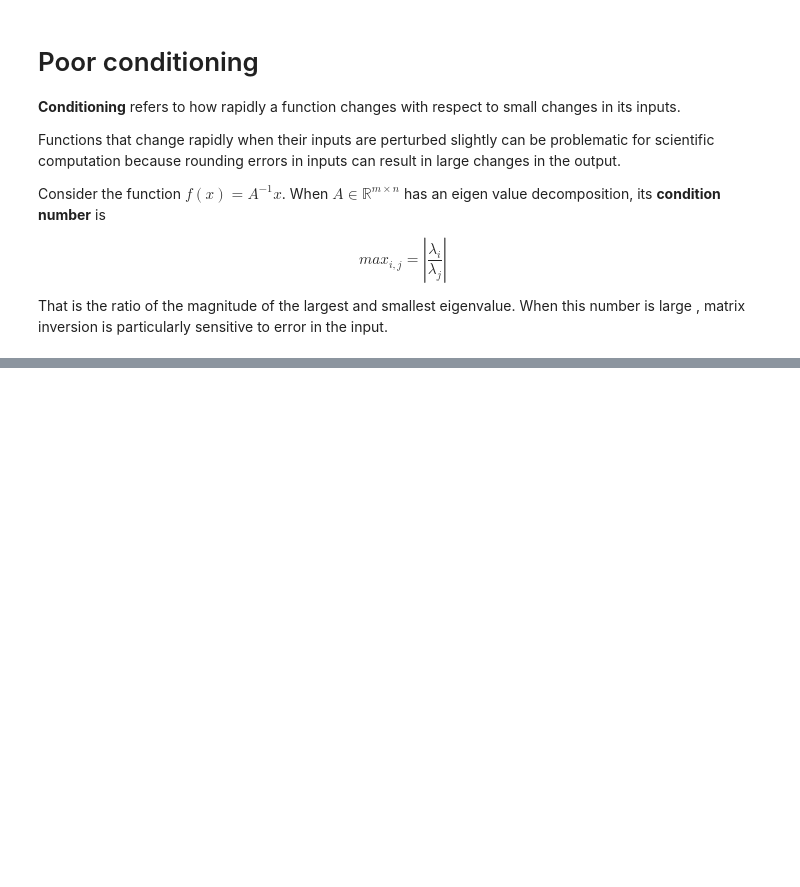
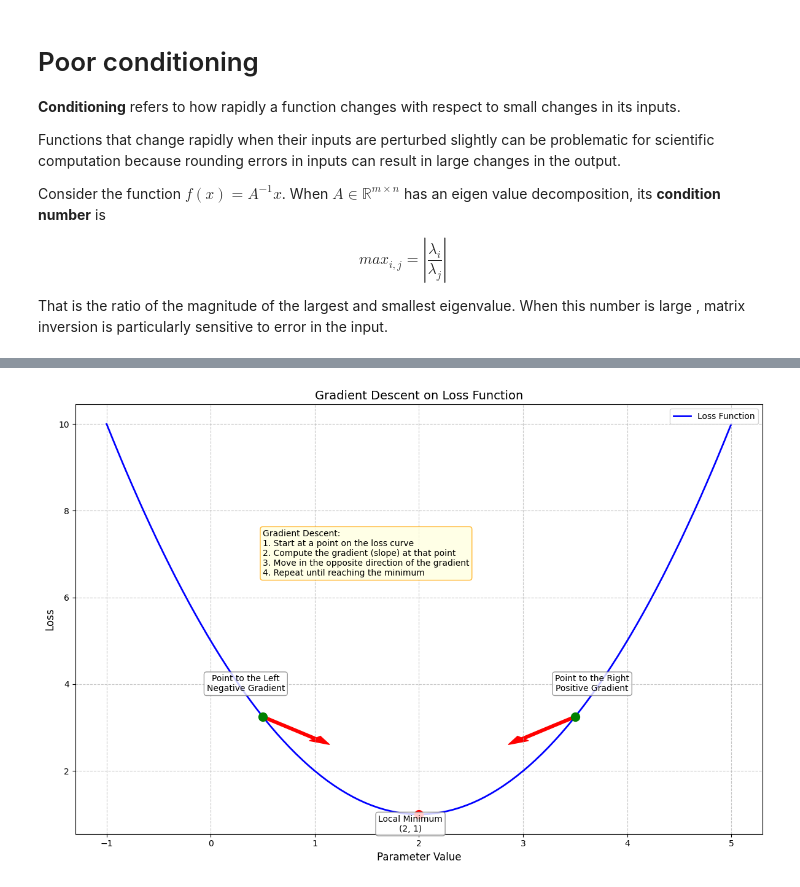
Before and after one commit to woodRock/deep-learning-goodfellow, a Jupyter notebook: chapter_4_numerical_computation.ipynb, the cells around one changed output, grey strips where cells are left out. Cells and saved outputs as stored; diff of their text form; code cells hidden in the pictures; blank space fills up the shorter version.

```diff
--- a/chapter_4_numerical_computation.ipynb
+++ b/chapter_4_numerical_computation.ipynb
@@ -108,0 +75,16 @@ y2 = [ 2.66994094 12.81898108  4.99072713]
+# %%
+import numpy as np
+
+A = np.array([[3,2],[1,4]])
+A_inv = np.linalg.inv(A)
+x = np.array([1,2])
+y1 = A_inv @ x
+print(f"A^{-1} x = {y1}")
+
+# Perturb the matrix slightly.
+# Change one value from 2 -> 1.
+A = np.array([[3,1],[1,4]])
+A_inv = np.linalg.inv(A)
+x = np.array([1,2])
+y2 = A_inv @ x
+print(f"A^{-1} x = {y2}")
@@ -108,0 +115,57 @@ y2 = [ 2.66994094 12.81898108  4.99072713]
+# %%
+import numpy as np
+import matplotlib.pyplot as plt
+
+def loss_function(x):
+    return (x - 2)**2 + 1
+
+def gradient(x):
+    return 2 * (x - 2)
+
+# Create data for plotting
+x = np.linspace(-1, 5, 100)
+y = loss_function(x)
+
+# Create the plot
+plt.figure(figsize=(12, 8))
+plt.plot(x, y, 'b-', linewidth=2, label='Loss Function')
+
+# Plot the minimum point
+min_x = 2
+min_y = loss_function(min_x)
+plt.plot(min_x, min_y, 'ro', markersize=10)
+plt.annotate('Local Minimum\n(2, 1)', (min_x, min_y), textcoords="offset points", xytext=(-10,-20), ha='center', fontsize=10, bbox=dict(boxstyle="round,pad=0.3", fc="white", ec="gray", alpha=0.8))
+
+# Plot points to the left and right of the minimum
+left_x, right_x = 0.5, 3.5
+left_y, right_y = loss_function(left_x), loss_function(right_x)
+
+plt.plot(left_x, left_y, 'go', markersize=10)
+plt.plot(right_x, right_y, 'go', markersize=10)
+
+plt.annotate('Point to the Left\nNegative Gradient', (left_x, left_y), textcoords="offset points", xytext=(-20,30), ha='center', fontsize=10, bbox=dict(boxstyle="round,pad=0.3", fc="white", ec="gray", alpha=0.8))
+plt.annotate('Point to the Right\nPositive Gradient', (right_x, right_y), textcoords="offset points", xytext=(20,30), ha='center', fontsize=10, bbox=dict(boxstyle="round,pad=0.3", fc="white", ec="gray", alpha=0.8))
+
+# Add arrows to show gradient descent direction
+plt.arrow(left_x, left_y, 0.5, -0.5, head_width=0.15, head_length=0.2, fc='r', ec='r', width=0.05)
+plt.arrow(right_x, right_y, -0.5, -0.5, head_width=0.15, head_length=0.2, fc='r', ec='r', width=0.05)
+
+# Set labels and title
+plt.xlabel('Parameter Value', fontsize=12)
+plt.ylabel('Loss', fontsize=12)
+plt.title('Gradient Descent on Loss Function', fontsize=14)
+plt.legend(loc='upper right')
+
+# Add text explanation
+plt.text(0.5, 6.5, "Gradient Descent:\n"
+         "1. Start at a point on the loss curve\n"
+         "2. Compute the gradient (slope) at that point\n"
+         "3. Move in the opposite direction of the gradient\n"
+         "4. Repeat until reaching the minimum",
+         fontsize=10, bbox=dict(boxstyle="round,pad=0.3", fc="lightyellow", ec="orange", alpha=0.8))
+
+plt.grid(True, linestyle='--', alpha=0.7)
+plt.tight_layout()
+plt.show()
+# %% [output]
+[figure, added]
```
Also changed, not shown: parts of 31 cells of this notebook.
